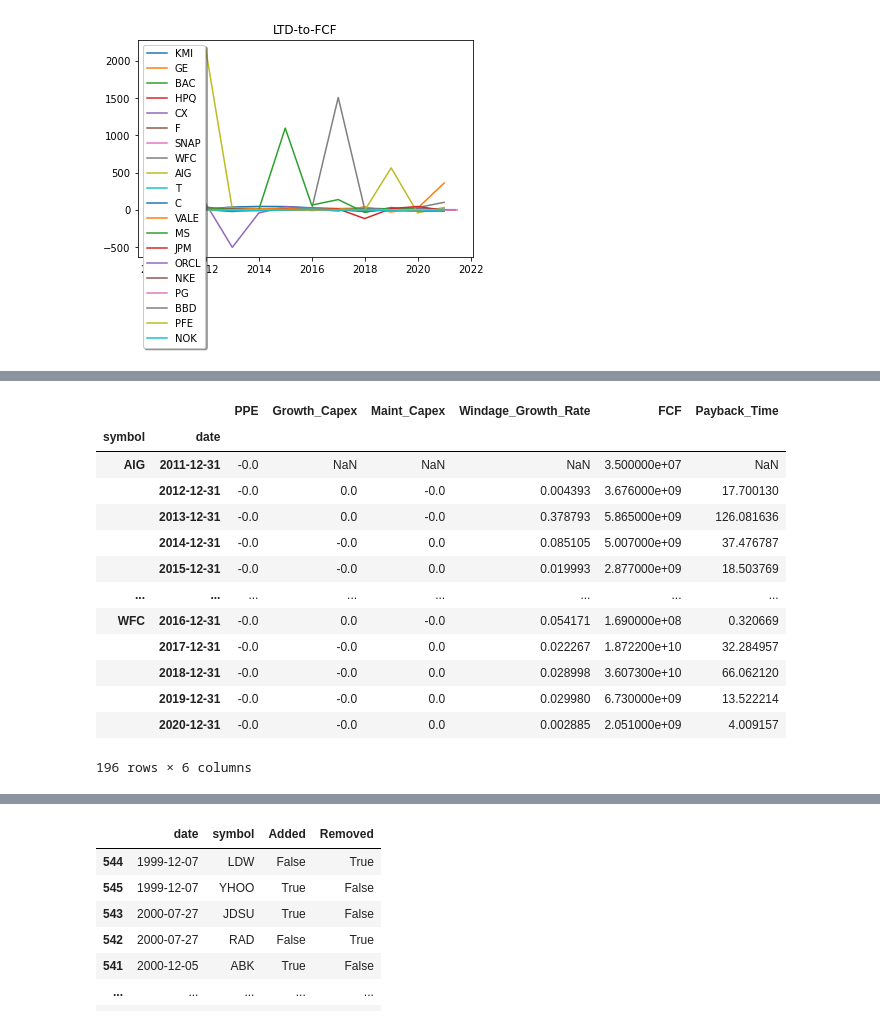
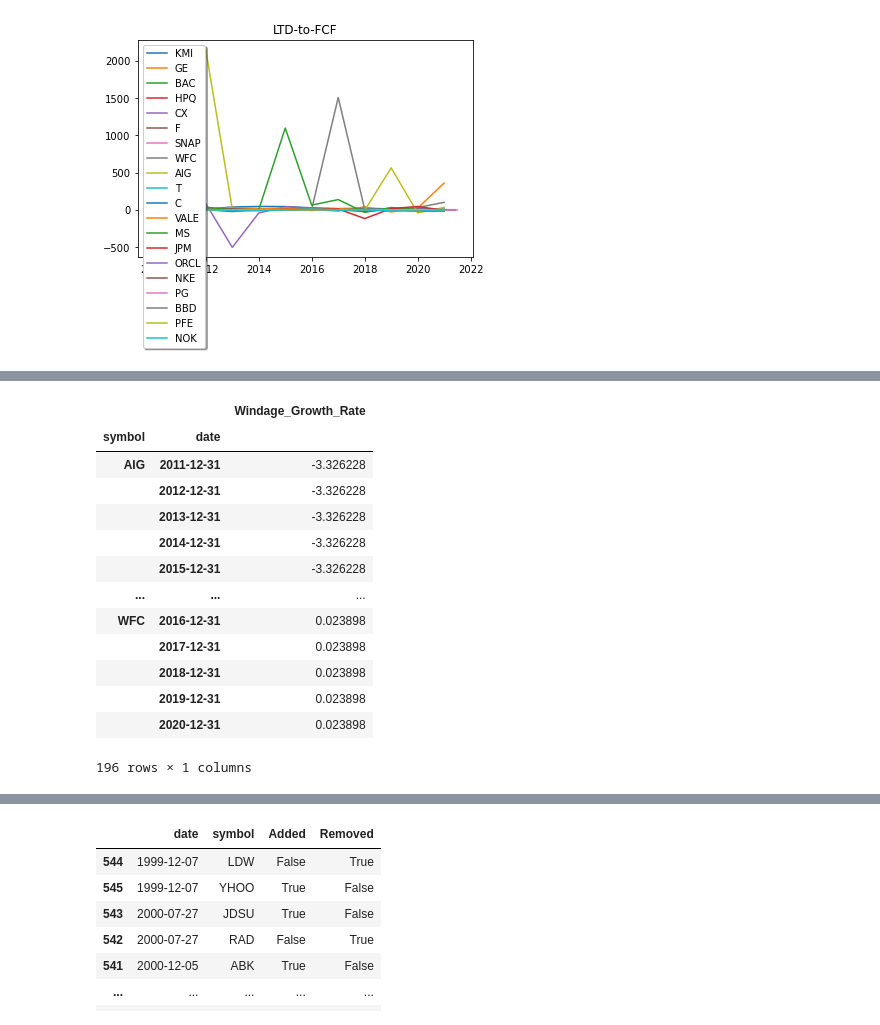
Before and after one commit to VinnyCarter05/fmpsdk-master, a Jupyter notebook: fmpsdk-ruleone.ipynb, the cells around one changed output, grey strips where cells are left out. Cells and saved outputs as stored; diff of their text form; code cells hidden in the pictures.

```diff
--- a/fmpsdk-ruleone.ipynb
+++ b/fmpsdk-ruleone.ipynb
@@ -123,0 +144,12 @@ for symbol in symbols:
+# %%
+df_windage_gr = pd.DataFrame(index=df_gr.index.droplevel(1).drop_duplicates(),columns=['Windage Growth Rate'])
+for symbol in symbols:
+    print (symbol)
+    if df_gr.groupby(level=0).tail(1).loc[symbol].isnull().sum().sum()>0:
+        print ("is NaN")
+        df_windage_gr.loc[symbol]['Windage Growth Rate']=np.nan
+    else:
+        df_windage_gr.loc[symbol]['Windage Growth Rate']=df_gr.groupby(level=0).tail(1).loc[symbol].median(axis=1)[0]
+
+print (df_windage_gr)
+df_gr.groupby(level=0).tail(1).loc[symbol].median(axis=1)[0]
@@ -176,10 +227,13 @@ df_moat_rolling5_pct_chg
 | 195 | 0.055106 | -0.022718 | 0.028488 | -0.673779 | 0.002885 |
 196 rows × 5 columns
 # %%
+mgt_col_limits = (0.1,0.1,3)
 mgt_columns = ("ROIC","ROE","LTD-to-FCF")
-mgt_col_limits = (0.1,0.1,3)
-df_mgt = pd.DataFrame(index=df_balance.index,columns=mgt_columns)
-df_mgt["ROIC"]=df_keymetrics["roic"]#(df_income['operatingIncome']*(1+df_income['incomeTaxExpense']/df_income['incomeBeforeTax']))/( (df_balance['longTermDebt'] + df_balance['shortTermDebt'] + df_balance['totalStockholdersEquity']))
-df_mgt["ROE"]=df_keymetrics["roe"]#df_income['netIncome']/df_balance['totalStockholdersEquity']
-df_mgt["LTD-to-FCF"]=df_balance['longTermDebt']/df_cashflow['freeCashFlow']
+
+# df_mgt = pd.DataFrame(index=df_balance.index,columns=mgt_columns)
+# df_mgt["ROIC"]=df_keymetrics["roic"]#(df_income['operatingIncome']*(1+df_income['incomeTaxExpense']/df_income['incomeBeforeTax']))/( (df_balance['longTermDebt'] + df_balance['shortTermDebt'] + df_balance['totalStockholdersEquity']))
+# df_mgt["ROE"]=df_keymetrics["roe"]#df_income['netIncome']/df_balance['totalStockholdersEquity']
+# df_mgt["LTD-to-FCF"]=df_balance['longTermDebt']/df_cashflow['freeCashFlow']
+df_mgt = fmp.mgt_per_share(df_keymetrics,df_balance,df_cashflow)
+df_mgt
 # %% [output]
@@ -228,3 +350,6 @@ SHARES_DILUTED = 'weightedAverageShsOutDil'
 FCF = 'freeCashFlow'
 PE = 'peRatio'
 EPS = 'netIncomePerShare'
+# %%
+for symbol in symbols:
+    print (df_gr.loc[symbol])
@@ -247,50 +390,51 @@ df_computed['PPE/Sales_10y_mean'] = df_computed.groupby('symbol')['PPE/Sales'].r
 # for symbol in symbols:
 # # #  df_computed.loc[ticker,'PPE/Sales_10y_mean'] = df_computed.loc[ticker]['PPE/Sales'].rolling(window=10,min_periods=1).mean()#df_computed.loc[ticker][-10:]['PPE/Sales'].mean()
 #   df_computed.loc[symbol,'Windage_Growth_Rate'] = df_moat_perShare.loc[symbol,10]['EV+Div']
-df_computed['Windage_Growth_Rate'] = df_moat_rolling5_pct_chg['Windage_Growth_Rate'].to_numpy()
+for symbol in symbols:
+    df_computed.loc[symbol,'Windage_Growth_Rate'] = df_windage_gr.loc[symbol]['Windage Growth Rate']#df_moat_rolling5_pct_chg['Windage_Growth_Rate'].to_numpy()
 df_computed['Growth_Capex'] = df_computed['Sales_1y_change'] * df_computed['PPE/Sales_10y_mean']
 df_computed['Maint_Capex'] = df_computed['PPE'] - df_computed['Growth_Capex']
 df_computed['Owner_Earnings'] = df_computed['Cash_Ops'] - df_computed['Maint_Capex']
 df_computed['Owner_Earnings_per_share'] = df_computed['Owner_Earnings']/df_computed['Shares_Diluted']
 df_computed['10Cap']=10*df_computed['Owner_Earnings_per_share']
 
 # # for payback time calculation
 df_computed['FCF'] = df_cashflow[FCF]
 df_computed['FCF_per_share'] = df_computed['FCF']/df_computed['Shares_Diluted']
 df_computed['Payback_Time'] = np.zeros(len(df_computed['Payback_Time']))
 for i in range(8):
     df_computed['Payback_Time']=df_computed['Payback_Time']+df_computed['FCF_per_share']*((1+df_computed['Windage_Growth_Rate'])**i)
 
 # # for MOS calculation
 df_computed['Default_PE']=2*df_computed['Windage_Growth_Rate']*100
 df_computed['PE']=df_keymetrics[PE]
 df_computed['PE_10y_mean']=df_computed.groupby('symbol')['PE'].rolling(10,min_periods=1).mean().reset_index(0,drop=True).to_numpy()#sf.apply(df=df_computed['PE'],func=rolling_40)
 df_computed['PE_10y_est'] = df_computed[['Default_PE','PE_10y_mean']].min(axis=1)
 df_computed['EPS'] = df_keymetrics[EPS]
 df_computed['EPS_10y_est'] = df_computed['EPS']*((1+df_computed['Windage_Growth_Rate'])**10)
 df_computed['Price_10y_est'] = df_computed['EPS_10y_est']*df_computed['PE_10y_est']
 df_computed['Sticker_Price'] = df_computed['Price_10y_est']/((1+target_ROR)**10)
 df_computed['MOS50'] = df_computed['Sticker_Price']*0.5
 df_computed['MOS30'] = df_computed['Sticker_Price']*0.7
 
 df_computed[['Default_PE','PE','PE_10y_mean','PE_10y_est','EPS','EPS_10y_est','Price_10y_est','Sticker_Price','MOS30','MOS50']]
-df_computed[['PPE','Growth_Capex','Maint_Capex','Windage_Growth_Rate','FCF','Payback_Time']]
-# df_computed
+# df_computed[['PPE','Growth_Capex','Maint_Capex','Windage_Growth_Rate','FCF','Payback_Time']]
+df_computed[['Windage_Growth_Rate']]
 # %% [output]
-|  |  | PPE | Growth_Capex | Maint_Capex | Windage_Growth_Rate | FCF | Payback_Time |
-| symbol | date |  |  |  |  |  |  |
-| AIG | 2011-12-31 | -0.0 | NaN | NaN | NaN | 3.500000e+07 | NaN |
-|  | 2012-12-31 | -0.0 | 0.0 | -0.0 | 0.004393 | 3.676000e+09 | 17.700130 |
-|  | 2013-12-31 | -0.0 | 0.0 | -0.0 | 0.378793 | 5.865000e+09 | 126.081636 |
-|  | 2014-12-31 | -0.0 | -0.0 | 0.0 | 0.085105 | 5.007000e+09 | 37.476787 |
-|  | 2015-12-31 | -0.0 | -0.0 | 0.0 | 0.019993 | 2.877000e+09 | 18.503769 |
-| ... | ... | ... | ... | ... | ... | ... | ... |
-| WFC | 2016-12-31 | -0.0 | 0.0 | -0.0 | 0.054171 | 1.690000e+08 | 0.320669 |
-|  | 2017-12-31 | -0.0 | -0.0 | 0.0 | 0.022267 | 1.872200e+10 | 32.284957 |
-|  | 2018-12-31 | -0.0 | -0.0 | 0.0 | 0.028998 | 3.607300e+10 | 66.062120 |
-|  | 2019-12-31 | -0.0 | -0.0 | 0.0 | 0.029980 | 6.730000e+09 | 13.522214 |
-|  | 2020-12-31 | -0.0 | -0.0 | 0.0 | 0.002885 | 2.051000e+09 | 4.009157 |
+|  |  | Windage_Growth_Rate |
+| symbol | date |  |
+| AIG | 2011-12-31 | -3.326228 |
+|  | 2012-12-31 | -3.326228 |
+|  | 2013-12-31 | -3.326228 |
+|  | 2014-12-31 | -3.326228 |
+|  | 2015-12-31 | -3.326228 |
+| ... | ... | ... |
+| WFC | 2016-12-31 | 0.023898 |
+|  | 2017-12-31 | 0.023898 |
+|  | 2018-12-31 | 0.023898 |
+|  | 2019-12-31 | 0.023898 |
+|  | 2020-12-31 | 0.023898 |
-196 rows × 6 columns
+196 rows × 1 columns
 # %%
 MOS_columns = ['CurrentPrice','10Cap','Payback','MOS30','MOS50']
 df_MOS = pd.DataFrame(index=symbols,columns=MOS_columns)
```
Also changed, not shown: parts of 13 cells of this notebook, 1 other file.
